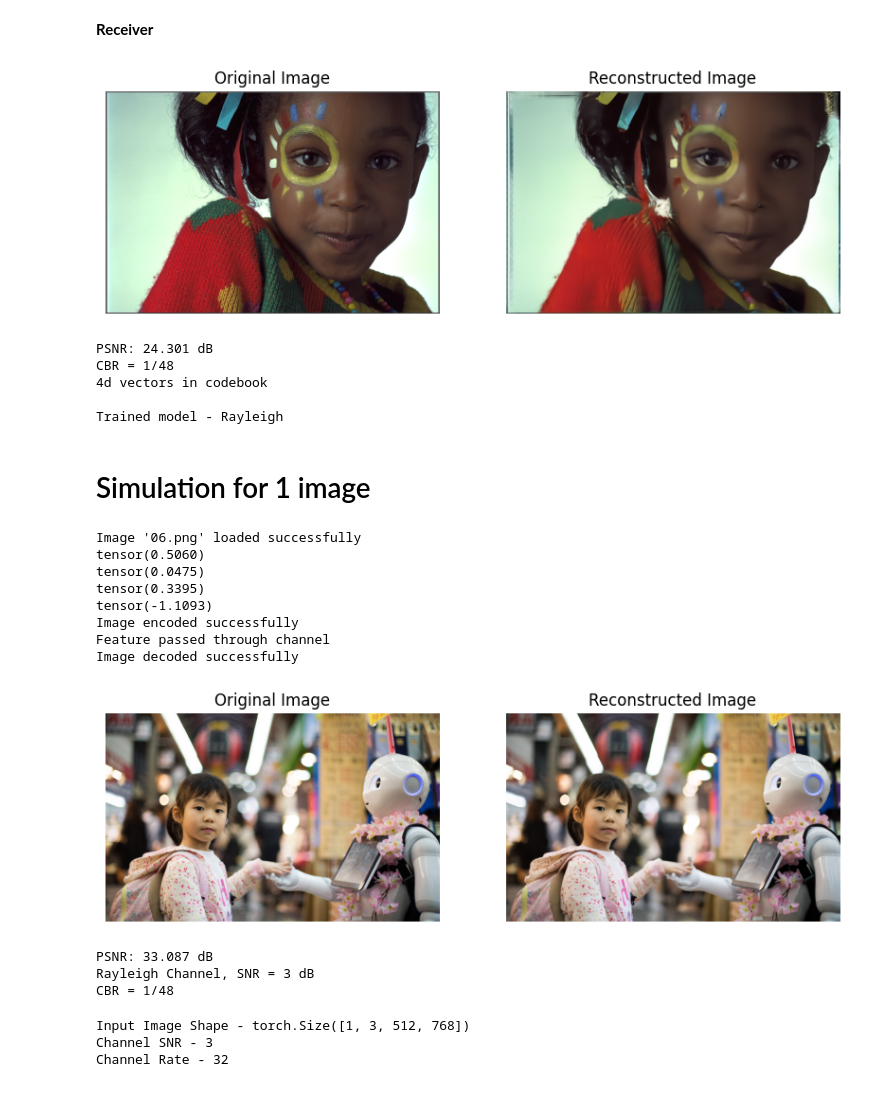
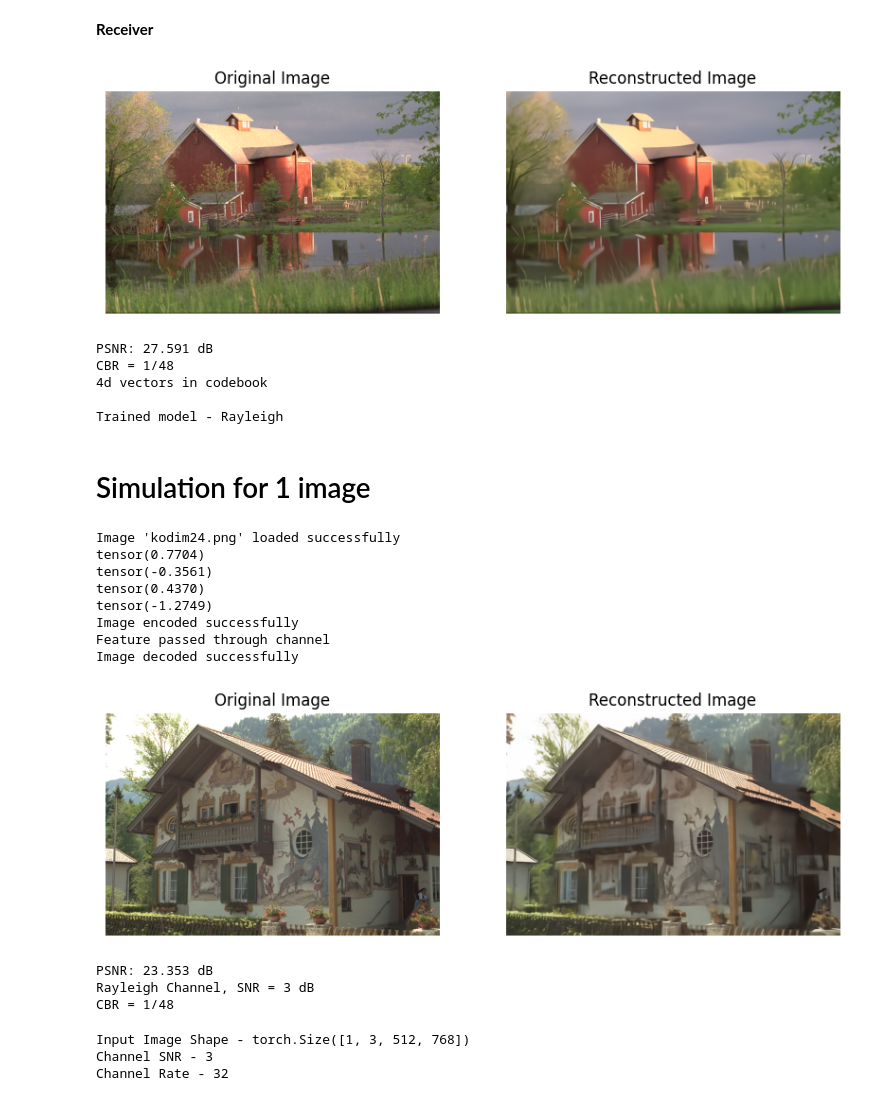
Before and after one commit to tharusha-pathirana/swin-semantic-communication, a Jupyter notebook: swinjscc-full.ipynb, the cells around one changed output. Cells and saved outputs as stored; diff of their text form; code cells hidden in the pictures.

```diff
--- a/swinjscc-full.ipynb
+++ b/swinjscc-full.ipynb
@@ -2451,11 +2454,12 @@ codebook_path = './Codebook/codebook_4d_512clusters_mst.npy'
 #codebook_path = './Codebook/codebook_2d_256clusters_rayleigh.npy'
 chunk_size = 4
 k= 512
-img_no = '15'
+img_no = '22'
 received_bin_file = rx_binary_base_path + f'received_indices_{chunk_size}d_{k}k_{trained_model}_img{img_no}.bin'
 image_path = f"./Datasets/Kodak/kodim{img_no}.png"
 
-received_bin_file = 'Binary/Received_Binary/received_indices_4d_512k_rayleigh_img15 (2).bin'
+# received_bin_file = 'Binary/Received_Binary/received_indices_4d_512k_rayleigh_img15 (2).bin'
+# received_bin_file = './Binary/Transmitted_Binary/indices_4d_512k_rayleigh_img22.bin'
 
 #convert_txt_to_binary(input_txt_file, received_bin_file)
 
@@ -2463,8 +2467,8 @@ decode_indices_and_plot(received_binary_path=received_bin_file , codebook_path=c
 
 print ( '\n' + f'Trained model - {trained_model.capitalize()}')
 # %% [output]
-[figure, old version]
+[figure, new version]
-PSNR: 24.301 dB
+PSNR: 27.591 dB
 CBR = 1/48
 4d vectors in codebook
 
@@ -2477,7 +2481,7 @@ Trained model - Rayleigh
 with torch.no_grad():
 
     image_path = "./Datasets/Kodak/kodim24.png" # Replace with your image path
-    image_path = "./Datasets/Clic2021/06.png"
+    # image_path = "./Datasets/Clic2021/06.png"
 
 
     config.isTrain = False
@@ -2496,40 +2500,40 @@ with torch.no_grad():
 noisy_feature = pass_through_channel(feature, net, chan_snr)       # Change SNR here if needed
 print("Feature passed through channel")
 #noisy_feature = feature  # If channel is not simulated
 
 #Decoder
 
 resolution = input_image.shape[2], input_image.shape[3]
 
 with torch.no_grad():
     recon_image = decode_image(noisy_feature, net, chan_snr, resolution)
     print("Image decoded successfully")
 
 
 cbr_used = "1/"+ str(int((32*48)/channel_rate))
 channel_used = "Rayleigh" if args.channel_type == 'rayleigh' else "AWGN"
 
 recon_image = recon_image.clamp(0, 1)
 
 
 psnr_value = calculate_psnr(input_image, recon_image)
 
 plot_images(input_image, recon_image, image_name)
 
 print(f"PSNR: {round(psnr_value.item(), 3)} dB")
 print(f'{channel_used} Channel, SNR = {chan_snr} dB')
 print(f'CBR = {cbr_used}')
 # %% [output]
-Image '06.png' loaded successfully
-tensor(0.5060)
-tensor(0.0475)
-tensor(0.3395)
-tensor(-1.1093)
+Image 'kodim24.png' loaded successfully
+tensor(0.7704)
+tensor(-0.3561)
+tensor(0.4370)
+tensor(-1.2749)
 Image encoded successfully
 Feature passed through channel
 Image decoded successfully
-[figure, old version]
+[figure, new version]
-PSNR: 33.087 dB
+PSNR: 23.353 dB
 Rayleigh Channel, SNR = 3 dB
 CBR = 1/48
 # %%
```
Also changed, not shown: parts of 5 cells of this notebook.
